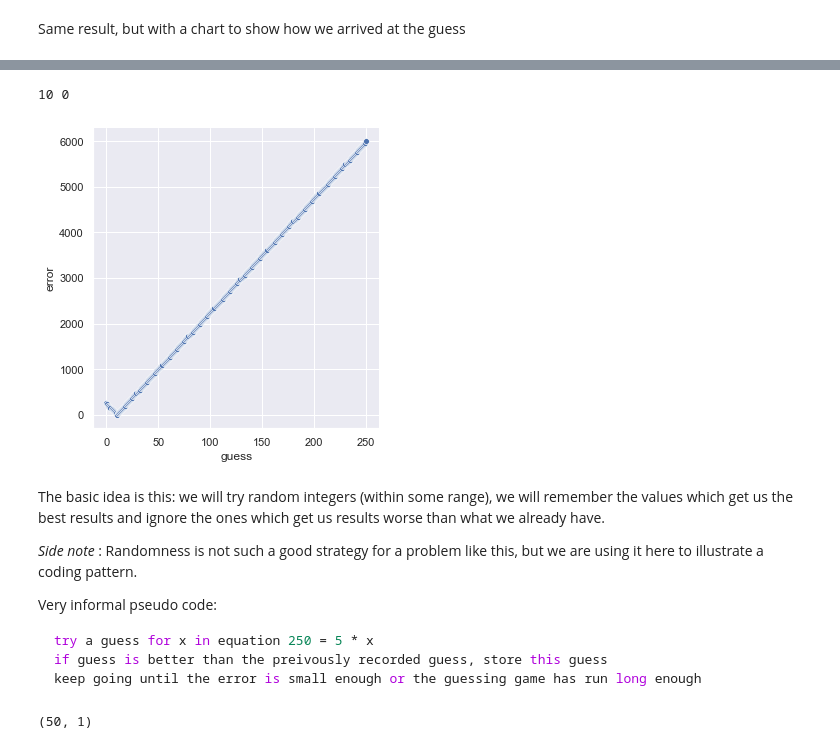
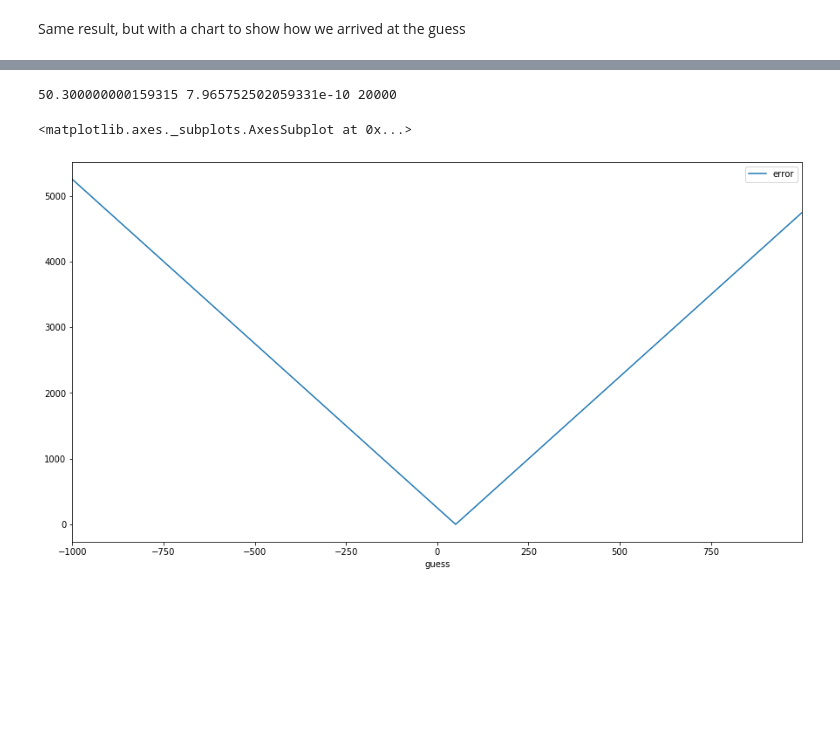
Before and after one commit to falconair/ProgrammingForAnalytics, a Jupyter notebook: lectures/gradient_descent/Gradient Descent.ipynb, the cells around one changed output, grey strips where cells are left out. Cells and saved outputs as stored; diff of their text form; code cells hidden in the pictures; blank space fills up the shorter version.

````diff
--- a/lectures/gradient_descent/Gradient Descent.ipynb
+++ b/lectures/gradient_descent/Gradient Descent.ipynb
@@ -87,7 +91,7 @@ Notice that the code for the equation `251 = 5 * x` is mixed in with the code wh
 # %%
 def eqn(x): return 5 * x
 
-def guess(equation, target, guess_min, guess_max, return_intermediate_vals=False):
+def opt_hill_climb_int(equation, target, guess_min=-1000, guess_max=1000, return_intermediate_vals=False):
     best_error = None
     best_guess = None
 
@@ -138,0 +155,5 @@ sns.relplot(x="guess", y="error", data=pd.DataFrame(guesses, columns=["guess", "
+# %%
+best_guess, best_error, guesses = opt_hill_climb_int(lambda x: x * 25, 50000, guess_max=3000, return_intermediate_vals=True)
+
+print(best_guess, best_error, len(guesses))
+pd.DataFrame(guesses, columns=["guess", "error"]).plot.line(x="guess", y="error",figsize=figs)
@@ -138,0 +210,8 @@ sns.relplot(x="guess", y="error", data=pd.DataFrame(guesses, columns=["guess", "
+# %%
+xs = [1, 2, 3, 4, 5, 6, 7, 50]
+ys = [5.2, 10.2, 15.05, 20.1, 25.9, 30.07, 35.5, 250.3]
+
+best_guess, best_error, guesses = opt_hill_climb_int_data(xs, ys, return_intermediate_vals=True)
+
+print(best_guess, best_error, len(guesses))
+pd.DataFrame(guesses, columns=["guess", "error"]).plot.line(x="guess", y="error",figsize=figs)
@@ -139,19 +236,31 @@ sns.relplot(x="guess", y="error", data=pd.DataFrame(guesses, columns=["guess", "
+# %%
+def opt_hill_climb(equation, target, increment_by = .1, guess_min=-1000, guess_max=1000, return_intermediate_vals=False):
+    best_error = None
+    best_guess = None
+
+    guesses_errors = list() # store errors and guesses to visualize
+
+    g = guess_min
+    while g >= guess_min and g <= guess_max:
+        result = equation(g)
+        error  = abs(target - result)
+
+        guesses_errors.append((g, error)) # store errors and guesses to visualize
+        g += increment_by
+
+        if best_guess is None or error < best_error:
+            best_guess = g
+            best_error = error
+    if return_intermediate_vals:
+        return best_guess, best_error, guesses_errors
+    else:
+        return best_guess, best_error, None
 # %%
-best_guess, best_error, guesses = guess(lambda x: x * 25, 250, 0, 251, return_intermediate_vals=True)
+best_guess, best_error, guesses = opt_hill_climb(lambda x: x * 5, 251, return_intermediate_vals=True)
 
-print(best_guess, best_error)
-sns.relplot(x="guess", y="error", data=pd.DataFrame(guesses, columns=["guess", "error"]));
+print(best_guess, best_error, len(guesses))
+pd.DataFrame(guesses, columns=["guess", "error"]).plot.line(x="guess", y="error",figsize=figs)
 # %% [output]
-10 0
+50.300000000159315 7.965752502059331e-10 20000
+<matplotlib.axes._subplots.AxesSubplot at 0x...>
-[figure, old version]
+[figure, new version]
-# %% [markdown]
-The basic idea is this: we will try random integers (within some range), we will remember the values which get us the best results and ignore the ones which get us results worse than what we already have.
-
-_Side note_ : Randomness is not such a good strategy for a problem like this, but we are using it here to illustrate a coding pattern.
-
-Very informal pseudo code:
-```ruby
-try a guess for x in equation 250 = 5 * x
-if guess is better than the preivously recorded guess, store this guess
-keep going until the error is small enough or the guessing game has run long enough
-```
@@ -160,19 +266,0 @@ import random
-# %%
-num_of_guesses = 1000
-min_guess = 0
-max_guess = 1000
-
-best_guess = None
-best_error = None
-
-for guess in [random.randint(min_guess, max_guess) for _ in range(num_of_guesses)]:
-  result = 5 * guess
-  error = abs(251 - result)
-
-  if best_guess is None or error < best_error:
-    best_guess = guess
-    best_error = error
-
-best_guess, best_error
-# %% [output]
-(50, 1)
````
Also changed, not shown: parts of 30 cells of this notebook, 1 other file.
